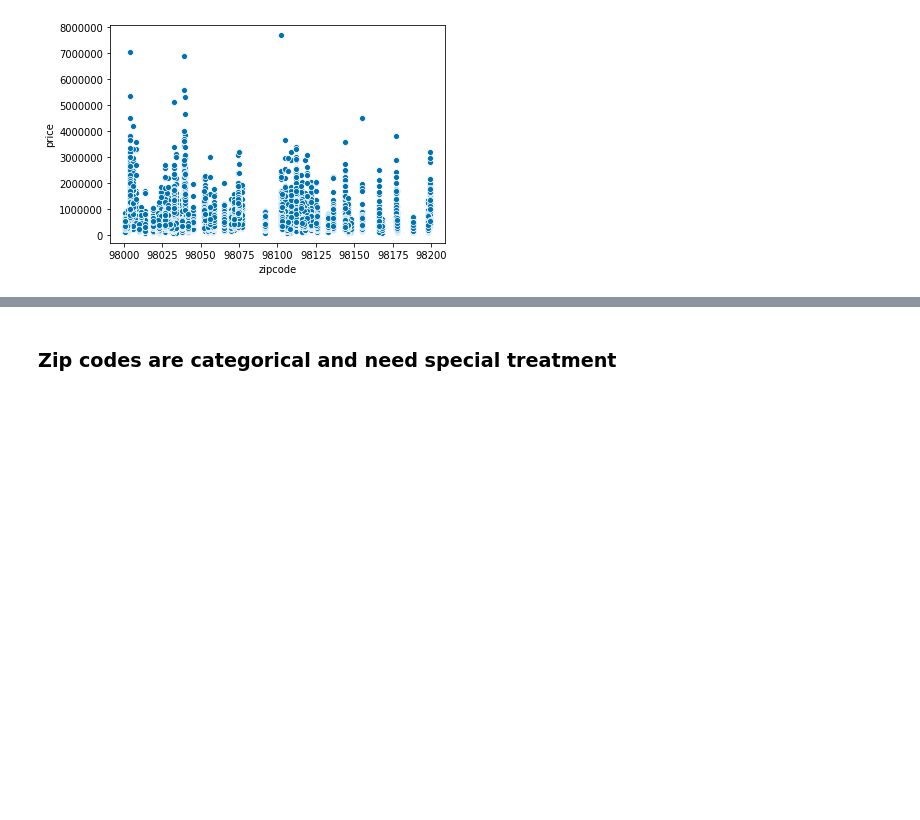
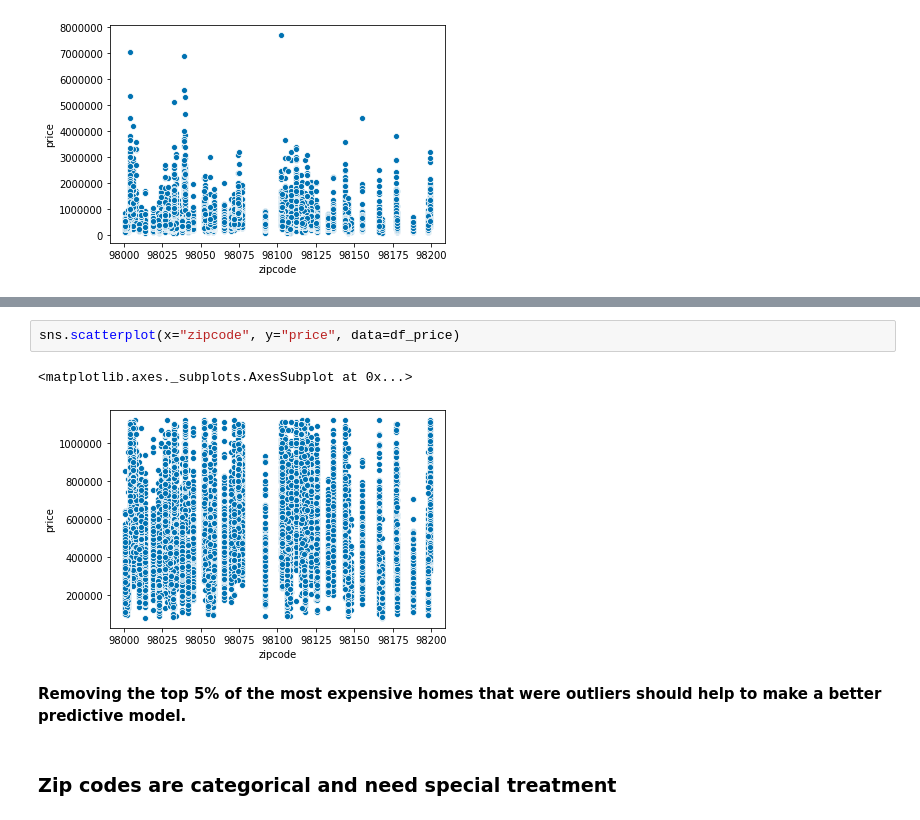
Before and after one commit to shirlwilliams/dsc-mod-2-project-v2-1-online-ds-ft-120919, a Jupyter notebook: 4Model.ipynb, the cells around one changed output, grey strips where cells are left out. Saved outputs shown, nothing was run; the diff lists cells and outputs as text; blank space fills up the shorter version.

```diff
--- a/4Model.ipynb
+++ b/4Model.ipynb
@@ -34,3 +78,10 @@ sns.scatterplot(x="zipcode", y="price", data=df)
+# %%
+sns.scatterplot(x="zipcode", y="price", data=df_price)
+# %% [output]
+<matplotlib.axes._subplots.AxesSubplot at 0x...>
+[figure, added]
+# %% [markdown]
+<b>Removing the top 5% of the most expensive homes that were outliers should help to make a better predictive model.
 # %% [markdown]
 ### Zip codes are categorical and need special treatment
 # %%
```
Also changed, not shown: parts of 11 cells of this notebook, 7 other files.
